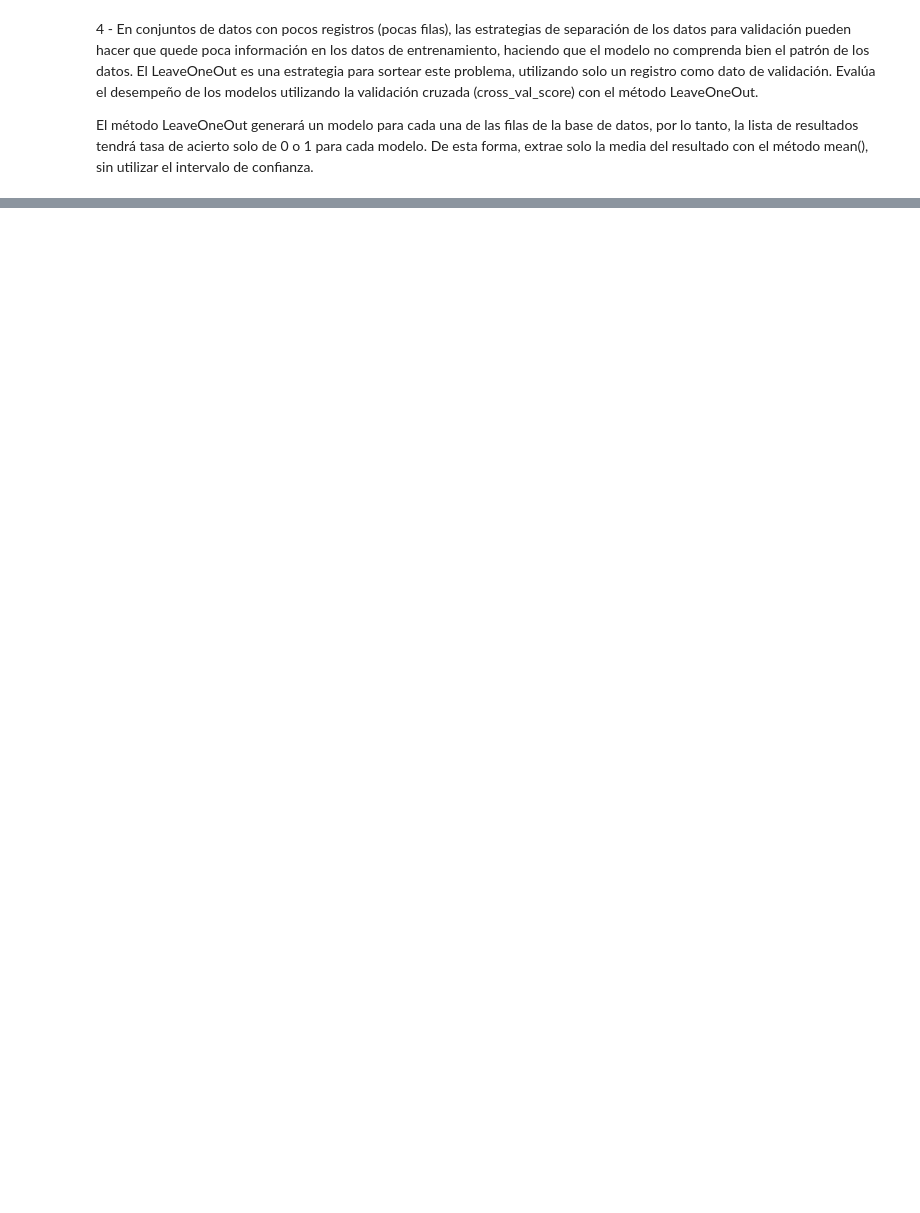
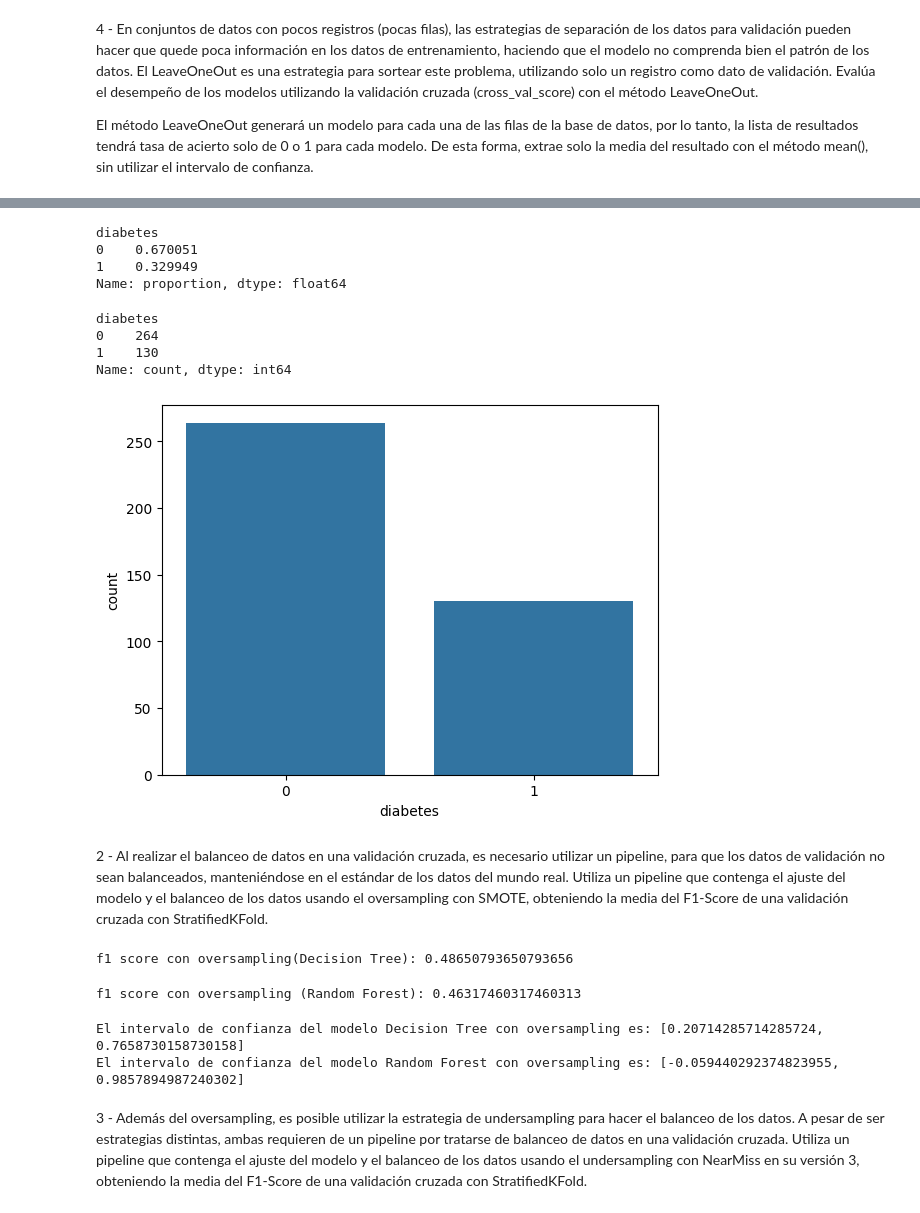
Before and after one commit to Luis1g/Validacion_de_modelos, a Jupyter notebook: Desafios/Desafios.ipynb, the cells around one changed output, grey strips where cells are left out. Saved outputs shown, nothing was run; the diff lists cells and outputs as text; code cells hidden in the pictures; blank space fills up the shorter version.

```diff
--- a/Desafios/Desafios.ipynb
+++ b/Desafios/Desafios.ipynb
@@ -208,0 +213,22 @@ Precisión media (Random Forest):0.7457627118644068
+# %%
+datos['diabetes'].value_counts(normalize = True)
+# %% [output]
+diabetes
+0    0.670051
+1    0.329949
+Name: proportion, dtype: float64
+# %%
+datos['diabetes'].value_counts()
+# %% [output]
+diabetes
+0    264
+1    130
+Name: count, dtype: int64
+# %%
+import seaborn as sns
+
+sns.countplot(datos, x = 'diabetes');
+# %% [output]
+[figure, added]
+# %% [markdown]
+2 - Al realizar el balanceo de datos en una validación cruzada, es necesario utilizar un pipeline, para que los datos de validación no sean balanceados, manteniéndose en el estándar de los datos del mundo real. Utiliza un pipeline que contenga el ajuste del modelo y el balanceo de los datos usando el oversampling con SMOTE, obteniendo la media del F1-Score de una validación cruzada con StratifiedKFold.
@@ -208,0 +238,35 @@ Precisión media (Random Forest):0.7457627118644068
+# %%
+modelo_tree = DecisionTreeClassifier(max_depth=3)
+pipeline = imbpipeline(
+    steps=[
+        ('oversampling', SMOTE(random_state=10)),
+        ('model', modelo_tree)
+    ]
+)
+
+skf = StratifiedKFold(n_splits=5, shuffle=True, random_state=5)
+resultados_tree = cross_val_score(pipeline, X, y, cv=skf, scoring='f1')
+print(f"f1 score con oversampling(Decision Tree): {resultados_tree.mean()}")
+# %% [output]
+f1 score con oversampling(Decision Tree): 0.48650793650793656
+# %%
+modelo_forest = RandomForestClassifier(max_depth=2)
+pipeline = imbpipeline(
+    steps=[
+        ('oversampling', SMOTE(random_state=5)),
+        ('model', modelo_forest)
+    ]
+)
+skf = StratifiedKFold(n_splits=5, shuffle=True, random_state=5)
+resultados_forest = cross_val_score(pipeline, X, y, cv=skf, scoring='f1')
+print(f"f1 score con oversampling (Random Forest): {resultados_forest.mean()}")
+# %% [output]
+f1 score con oversampling (Random Forest): 0.46317460317460313
+# %%
+intervalo_confianza(resultados_tree, "Decision Tree con oversampling")
+intervalo_confianza(resultados_forest, "Random Forest con oversampling")
+# %% [output]
+El intervalo de confianza del modelo Decision Tree con oversampling es: [0.20714285714285724, 0.7658730158730158]
+El intervalo de confianza del modelo Random Forest con oversampling es: [-0.059440292374823955, 0.9857894987240302]
+# %% [markdown]
+3 - Además del oversampling, es posible utilizar la estrategia de undersampling para hacer el balanceo de los datos. A pesar de ser estrategias distintas, ambas requieren de un pipeline por tratarse de balanceo de datos en una validación cruzada. Utiliza un pipeline que contenga el ajuste del modelo y el balanceo de los datos usando el undersampling con NearMiss en su versión 3, obteniendo la media del F1-Score de una validación cruzada con StratifiedKFold.
```
Also changed, not shown: parts of 12 cells of this notebook.
